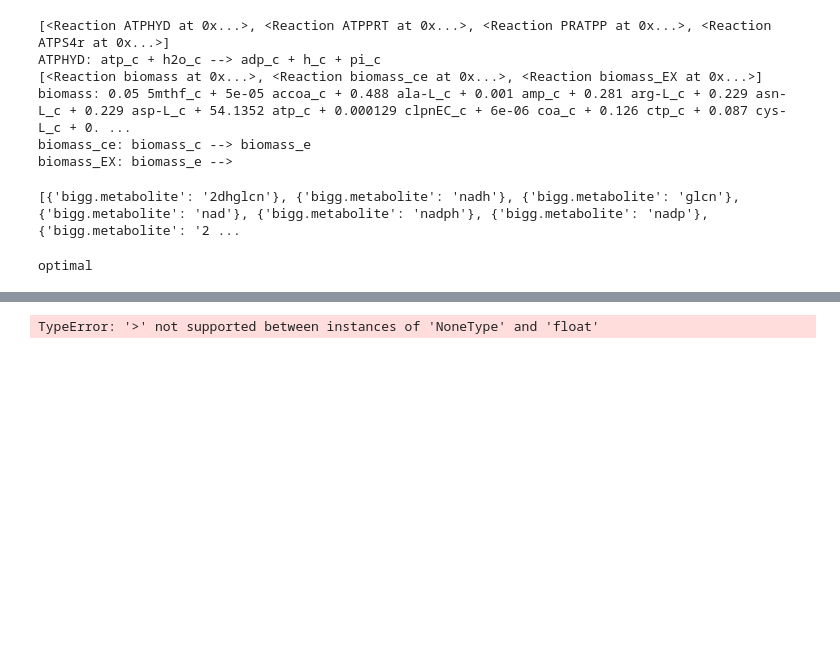
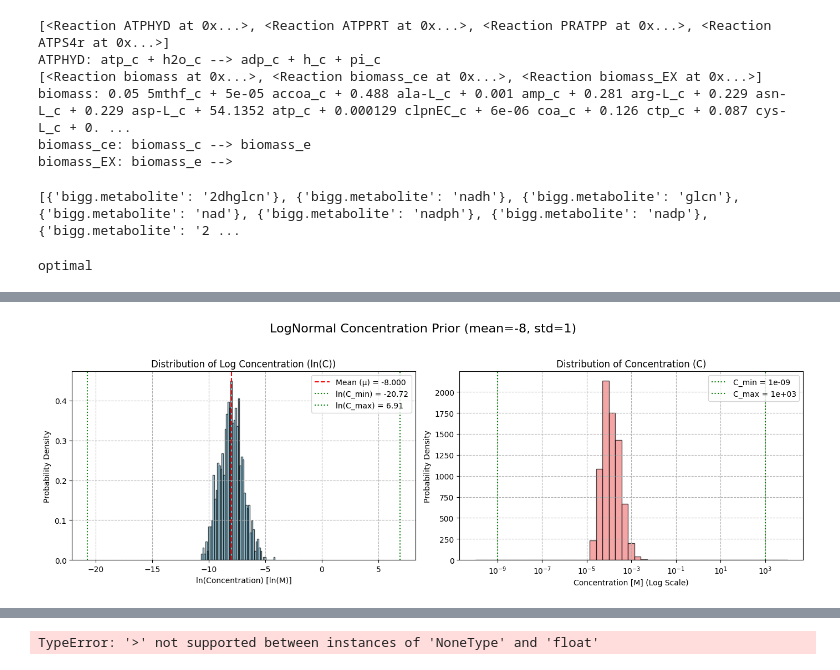
Before and after one commit to lasillje/MSC-Thermo, a Jupyter notebook: analysis_pta.ipynb, the cells around one changed output, grey strips where cells are left out. Cells and saved outputs as stored; diff of their text form; code cells hidden in the pictures; blank space fills up the shorter version.

```diff
--- a/analysis_pta.ipynb
+++ b/analysis_pta.ipynb
@@ -198,0 +244,6 @@ optimal
+# %%
+from scripts.metabolite_utils import graph_ln_dist
+# Graph default PTA concentration distribution (1000 samples)
+graph_ln_dist(-8, 1)
+# %% [output]
+[figure, added]
```
Also changed, not shown: parts of 27 cells of this notebook, 26 other files.
